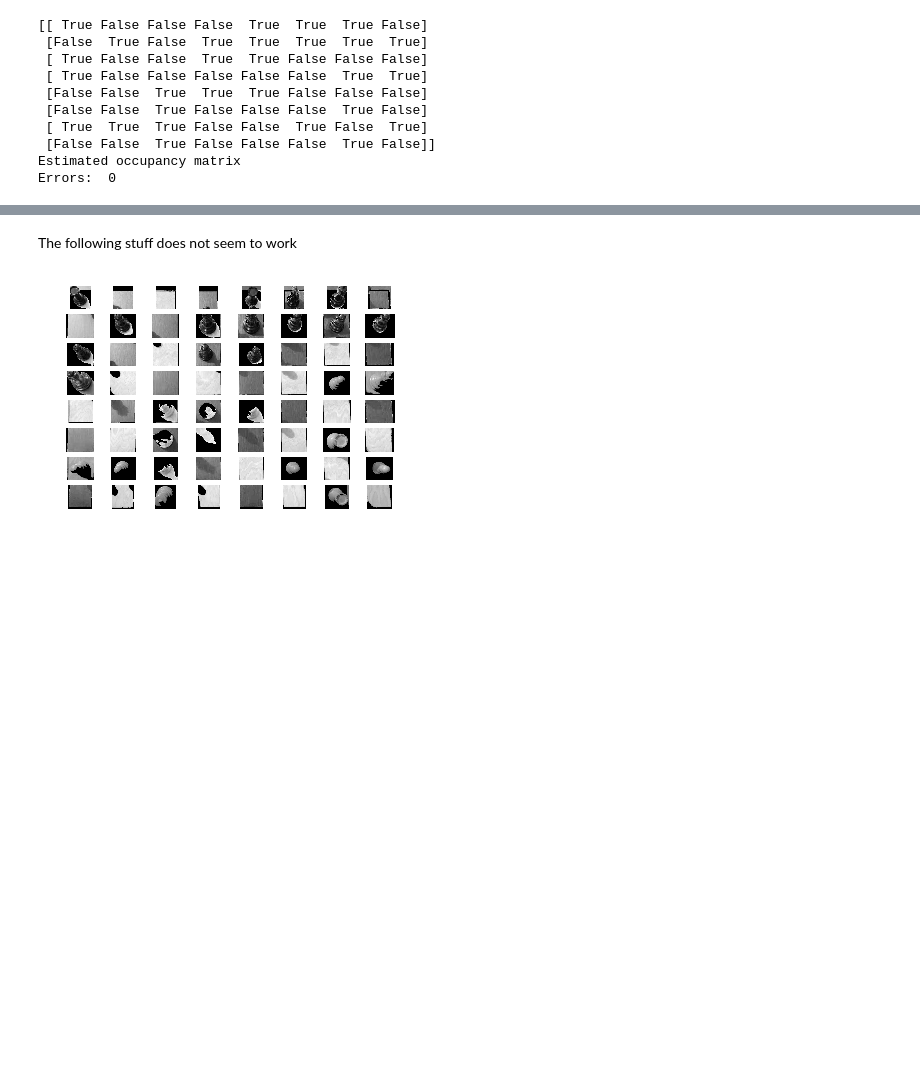
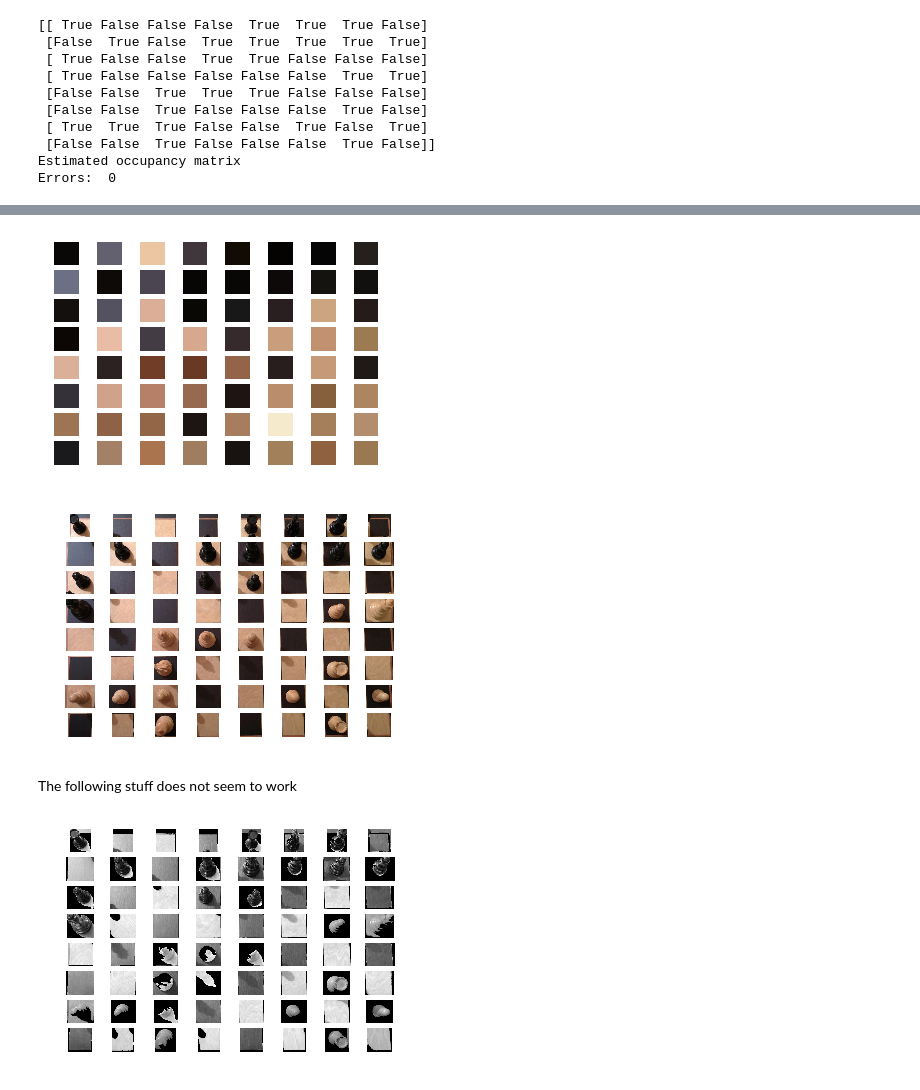
Before and after one commit to superwhoopy/chessreader, a Jupyter notebook: imgprocessor/chess_vision_experiments.ipynb, the cells around one changed output, grey strips where cells are left out. Drawn from its saved outputs; the diff is of its cells as text; code cells hidden in the pictures; blank space fills up the shorter version.

Commit message:
use central pixel for k-means

```diff
--- a/imgprocessor/chess_vision_experiments.ipynb
+++ b/imgprocessor/chess_vision_experiments.ipynb
@@ -131,8 +160,10 @@ print_all_squares(img_matrix)
 # use a hard threshold on the proportion of white pixels in the canny-filtered images
 # to classify empty and occupied squares
 
+# how about using kmeans here as well ? difference is we know how many cases are unoccupied (up to 1)
+# so that can help finding the threshold!
 def is_square_occupied(img):
-    return np.mean(img) > 0.09  # this threshold is obviously image-dependent... not good
+    return np.mean(img) > 0.13  # this threshold is obviously image-dependent... not good (0.09)
 
 is_square_occupied = np.vectorize(is_square_occupied, otypes=[bool])
 output = is_square_occupied(img_matrix)
@@ -208,0 +190,67 @@ Number of errors: 5 out of 28
+# %%
+# classify occupied squares as black or white
+# to do it, we pick a representative colour for each square and perform K-means clustering (K=2)
+# it turns out that picking the colour of the central pixel in each square gives 100% accuracy
+# whereas fancier approaches such as averaging over the inferred shape of the pawn give around 5 errors
+
+# fancy
+def find_average_col_2(img):
+    img_gray = color.rgb2gray(img)
+    img_canny = feature.canny(img_gray, 0.5)
+    img_filled = ndi.binary_fill_holes(img_canny)
+    return np.around(np.mean(img[img_filled], axis=0))
+
+# fancier
+def find_average_col_3(img):
+    img_out = np.zeros_like(img[:,:,0])
+    for i in range(3):
+        img_canny = feature.canny(img[:,:,i], 0.5)
+        img_out = np.logical_or(img_out, img_canny)
+    img_filter = ndi.binary_fill_holes(img_out)
+    return np.around(np.mean(img[img_filter], axis=0))
+
+# basic (single pixel)
+def find_average_col_4(img):
+    x_center = math.floor(img.shape[0]/2)
+    y_center = math.floor(img.shape[1]/2)
+    return img[x_center,y_center]
+
+# np.vectorize cannot do this
+def apply_to_matrix(f, M, odim):
+    output = np.empty(M.shape + (odim,))
+    for i in range(M.shape[0]):
+        for j in range(M.shape[1]):
+            output[i,j] = f(M[i,j])
+    return output
+
+def single_color_images(colors_matrix):
+    output_matrix = np.empty((8,8), dtype=object)
+    for i in range(8):
+        for j in range(8):
+            output = np.zeros((10,10,3), dtype="uint8")
+            output[:] = colors_matrix[i,j]
+            output_matrix[i,j] = output
+    return output_matrix
+
+avg_cols = apply_to_matrix(find_average_col_4, squares, 3)
+colors = single_color_images(avg_cols)
+print_all_squares(colors)
+print_all_squares(squares)
+
+avg_cols = np.reshape(avg_cols, (64, 3))
+occupied_squares = np.reshape(ref != 0, (64,))
+flat_matrix_filtered = avg_cols[occupied_squares]
+
+kmeans_predictions = KMeans(n_clusters=2, random_state=0).fit_predict(flat_matrix_filtered)
+kmeans_predictions[kmeans_predictions==0] = -1  # use -1 and 1 as labels
+estimates = np.zeros((64,))
+estimates.fill(0)
+estimates[occupied_squares] = kmeans_predictions
+result = np.reshape(estimates, (8,8))
+
+print(result)
+# print(flat_matrix)
+# pca_plot(flat_matrix)
+err = min(np.sum(result != ref), np.sum(result != ~ref))
+print("Number of errors:", err, "out of", np.sum(abs(ref)))
+# %% [output]
@@ -209,3 +266,5 @@ Number of errors: 5 out of 28
+[figure, added]
+[figure, added]
 # %% [markdown]
 The following stuff does not seem to work
 # %%
```
Also changed, not shown: parts of 6 cells of this notebook.
